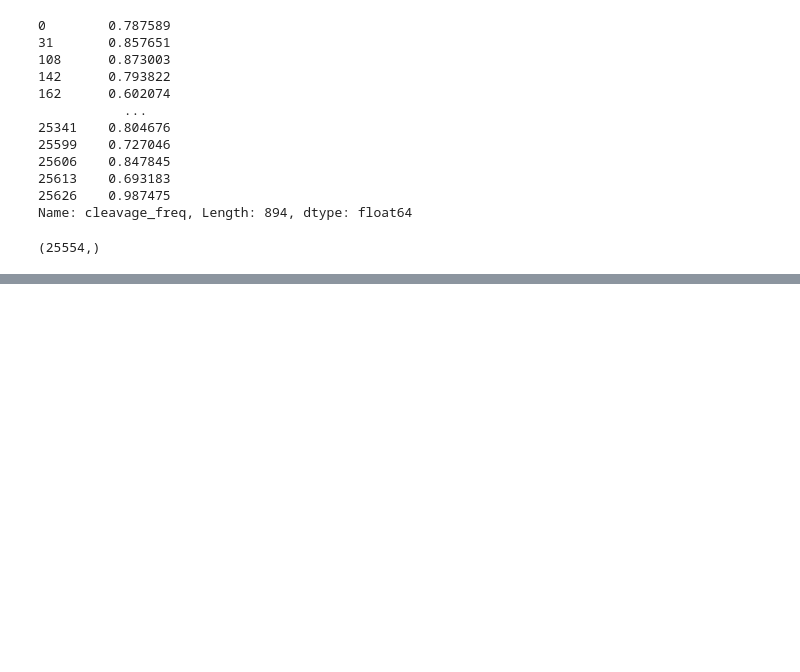
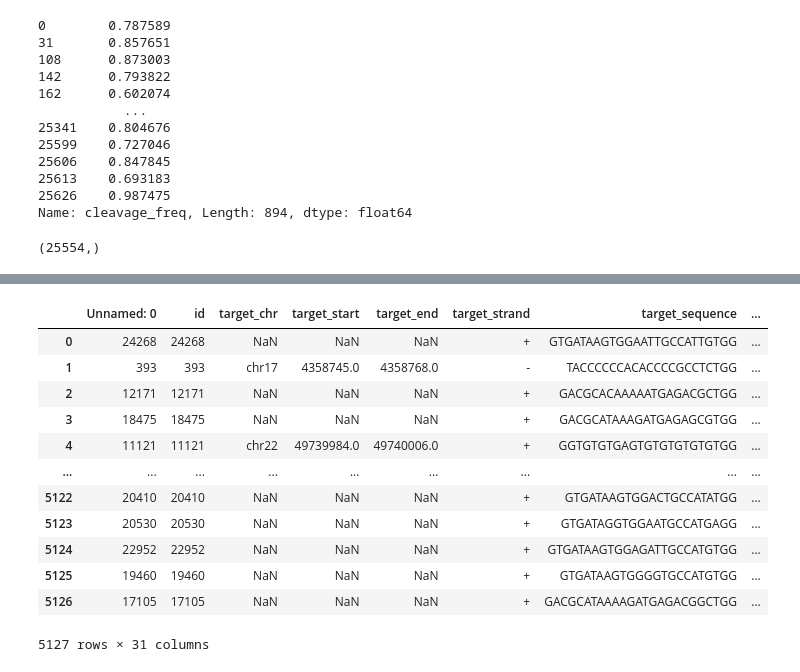
Before and after one commit to meganhfowler/CRISPR-Project, a Jupyter notebook: notebooks/Data Viz.ipynb, the cells around one changed output, grey strips where cells are left out. Cells and saved outputs as stored; diff of their text form; code cells hidden in the pictures; blank space fills up the shorter version.

```diff
--- a/notebooks/Data Viz.ipynb
+++ b/notebooks/Data Viz.ipynb
@@ -204,0 +237,17 @@ dups.to_csv("../data/duplicates.csv")
+# %%
+preds = pd.read_csv("../results/predictions.csv")
+preds
+# %% [output]
+|  | Unnamed: 0 | id | target_chr | target_start | target_end | target_strand | target_sequence | ... |
+| 0 | 24268 | 24268 | NaN | NaN | NaN | + | GTGATAAGTGGAATTGCCATTGTGG | ... |
+| 1 | 393 | 393 | chr17 | 4358745.0 | 4358768.0 | - | TACCCCCCACACCCCGCCTCTGG | ... |
+| 2 | 12171 | 12171 | NaN | NaN | NaN | + | GACGCACAAAAATGAGACGCTGG | ... |
+| 3 | 18475 | 18475 | NaN | NaN | NaN | + | GACGCATAAAGATGAGAGCGTGG | ... |
+| 4 | 11121 | 11121 | chr22 | 49739984.0 | 49740006.0 | + | GGTGTGTGAGTGTGTGTGTGTGG | ... |
+| ... | ... | ... | ... | ... | ... | ... | ... | ... |
+| 5122 | 20410 | 20410 | NaN | NaN | NaN | + | GTGATAAGTGGACTGCCATATGG | ... |
+| 5123 | 20530 | 20530 | NaN | NaN | NaN | + | GTGATAGGTGGAATGCCATGAGG | ... |
+| 5124 | 22952 | 22952 | NaN | NaN | NaN | + | GTGATAAGTGGAGATTGCCATGTGG | ... |
+| 5125 | 19460 | 19460 | NaN | NaN | NaN | + | GTGATAAGTGGGGTGCCATGTGG | ... |
+| 5126 | 17105 | 17105 | NaN | NaN | NaN | + | GACGCATAAAAGATGAGACGGCTGG | ... |
+5127 rows × 31 columns
```
Also changed, not shown: parts of 7 cells of this notebook, 25 other files.
